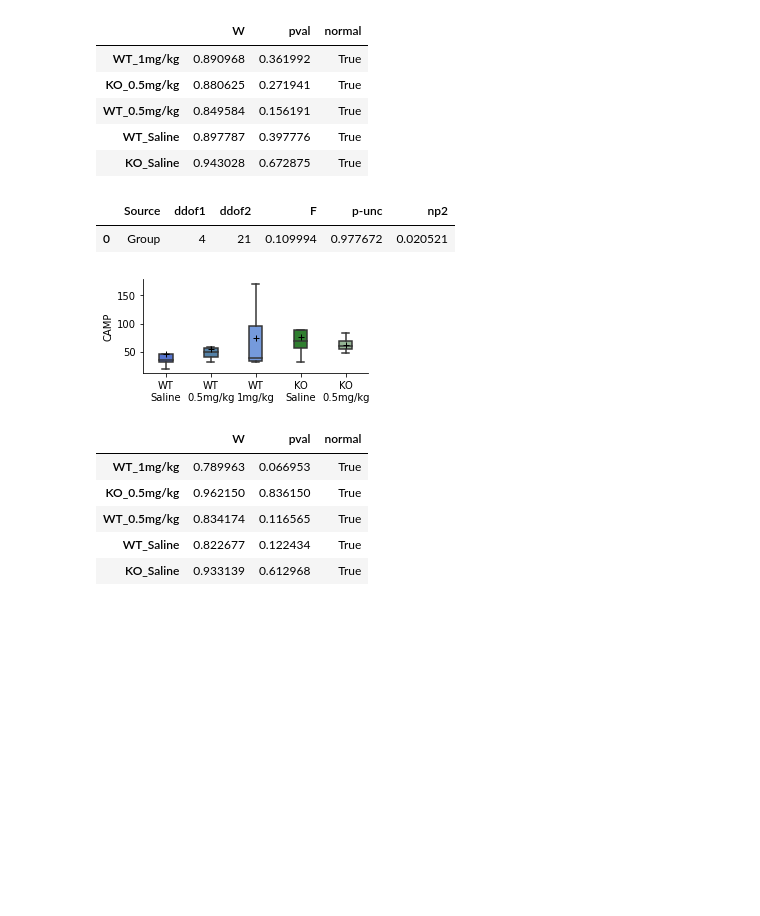
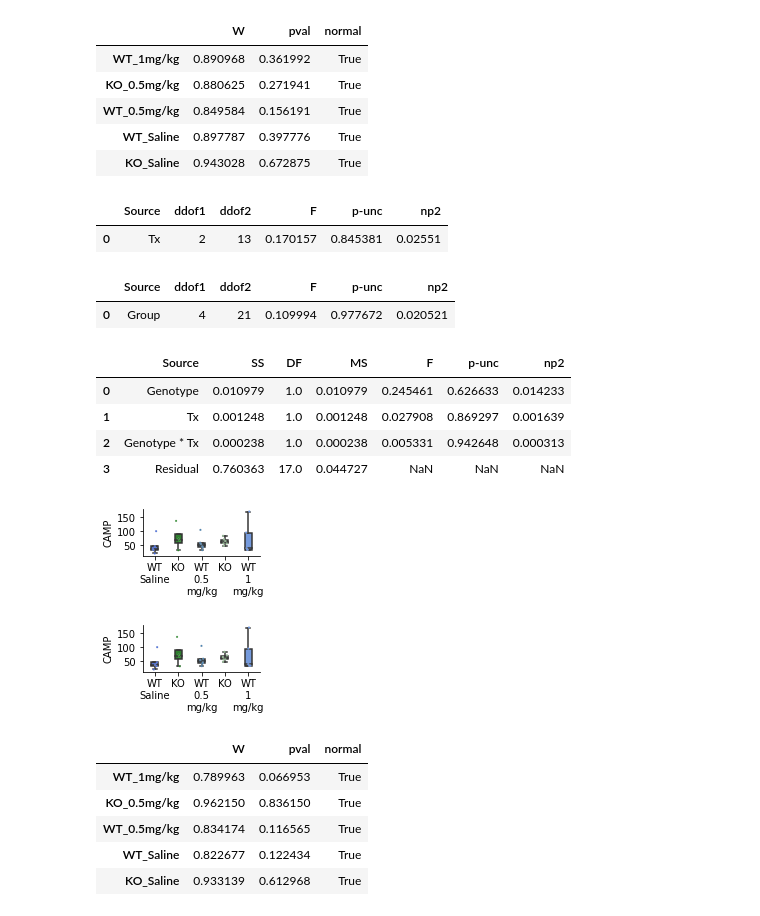
Before and after one commit to FMendezSlc/NeuroPy, a Jupyter notebook: MK_AG_stats.ipynb, the cells around one changed output. Saved outputs shown, nothing was run; the diff lists cells and outputs as text; code cells hidden in the pictures; blank space fills up the shorter version.

```diff
--- a/MK_AG_stats.ipynb
+++ b/MK_AG_stats.ipynb
@@ -43,4 +68,11 @@ pg.normality(data = ag_df, dv = 'T/C', group = 'Group')
 | WT_0.5mg/kg | 0.849584 | 0.156191 | True |
 | WT_Saline | 0.897787 | 0.397776 | True |
 | KO_Saline | 0.943028 | 0.672875 | True |
+# %%
+ag_df.rename(columns={'T/C':'TC'}, inplace=True)
+# %%
+pg.anova(data = ag_df[ag_df['Genotype']=='WT'], dv = 'TC', between = ['Tx'])
+# %% [output]
+|  | Source | ddof1 | ddof2 | F | p-unc | np2 |
+| 0 | Tx | 2 | 13 | 0.170157 | 0.845381 | 0.02551 |
 # %%
@@ -48,16 +80,37 @@ pg.anova(data = ag_df, dv = 'T/C', between = 'Group')
 # %% [output]
 |  | Source | ddof1 | ddof2 | F | p-unc | np2 |
 | 0 | Group | 4 | 21 | 0.109994 | 0.977672 | 0.020521 |
+# %%
+pg.anova(data = ag_df[ag_df['Group']!='WT_1mg/kg'], dv = 'TC', between = ['Genotype', 'Tx'])
+# %% [output]
+|  | Source | SS | DF | MS | F | p-unc | np2 |
+| 0 | Genotype | 0.010979 | 1.0 | 0.010979 | 0.245461 | 0.626633 | 0.014233 |
+| 1 | Tx | 0.001248 | 1.0 | 0.001248 | 0.027908 | 0.869297 | 0.001639 |
+| 2 | Genotype * Tx | 0.000238 | 1.0 | 0.000238 | 0.005331 | 0.942648 | 0.000313 |
+| 3 | Residual | 0.760363 | 17.0 | 0.044727 | NaN | NaN | NaN |
 # %%
 CAMP_fig = plt.figure(figsize=(4, 2))
-ax = sns.boxplot(data = ag_df, x= 'Group', y= 'CAMP', order = ['WT_Saline', 'WT_0.5mg/kg', 'WT_1mg/kg', 'KO_Saline', 'KO_0.5mg/kg'], palette=['royalblue', 'steelblue', 'cornflowerblue', 'forestgreen', 'darkseagreen'], width = 0.3, showmeans = True, meanprops={"marker":"+", "markeredgecolor":"k"}, showfliers = False)
+ax = sns.boxplot(data = ag_df, x= 'Group', y= 'CAMP', order = ['WT_Saline', 'KO_Saline', 'WT_0.5mg/kg', 'KO_0.5mg/kg', 'WT_1mg/kg'], palette=['royalblue', 'forestgreen', 'steelblue', 'darkseagreen', 'cornflowerblue'], showfliers = False, dodge=False, width=0.3)
+sns.stripplot(data = ag_df, x= 'Group', y= 'CAMP', order = ['WT_Saline', 'KO_Saline', 'WT_0.5mg/kg', 'KO_0.5mg/kg', 'WT_1mg/kg'], palette=['royalblue', 'forestgreen', 'steelblue', 'darkseagreen', 'cornflowerblue'], dodge=False, edgecolor='silver', size=2, linewidth=0.2)
 sns.despine()
 ax.set_ylabel('CAMP')
 #ax.set_ylim([0.0, 1.0])
-ax.set_xticklabels(['WT\nSaline', 'WT\n0.5mg/kg', 'WT\n1mg/kg', 'KO\nSaline', 'KO\n0.5mg/kg'])
+ax.set_xticklabels(['WT\nSaline', 'KO', 'WT\n0.5\nmg/kg', 'KO', 'WT\n1\nmg/kg'])
 ax.set_xlabel('')
 plt.tight_layout()
 # %% [output]
-[figure, old version]
+[figure, new version]
 # %%
 CAMP_fig.savefig('/Users/labc02/Documents/PDCB_data/MK-project/Sensory_Gating/Figures/CAMP_fig.svg')
+# %%
+CAMP_fig_paper = plt.figure(figsize=(2.5, 1.5))
+ax = sns.boxplot(data = ag_df, x= 'Group', y= 'CAMP', order = ['WT_Saline', 'KO_Saline', 'WT_0.5mg/kg', 'KO_0.5mg/kg', 'WT_1mg/kg'], palette=['royalblue', 'forestgreen', 'steelblue', 'darkseagreen', 'cornflowerblue'], showfliers = False, dodge=False, width=0.3)
+sns.stripplot(data = ag_df, x= 'Group', y= 'CAMP', order = ['WT_Saline', 'KO_Saline', 'WT_0.5mg/kg', 'KO_0.5mg/kg', 'WT_1mg/kg'], palette=['royalblue', 'forestgreen', 'steelblue', 'darkseagreen', 'cornflowerblue'], dodge=False, edgecolor='silver', size=2, linewidth=0.2)
+sns.despine()
+ax.set_ylabel('CAMP')
+#ax.set_ylim([0.0, 1.0])
+ax.set_xticklabels(['WT\nSaline', 'KO', 'WT\n0.5\nmg/kg', 'KO', 'WT\n1\nmg/kg'])
+ax.set_xlabel('')
+plt.tight_layout()
+# %% [output]
+[figure, added]
```
Also changed, not shown: parts of 23 cells of this notebook, 2 other files.
